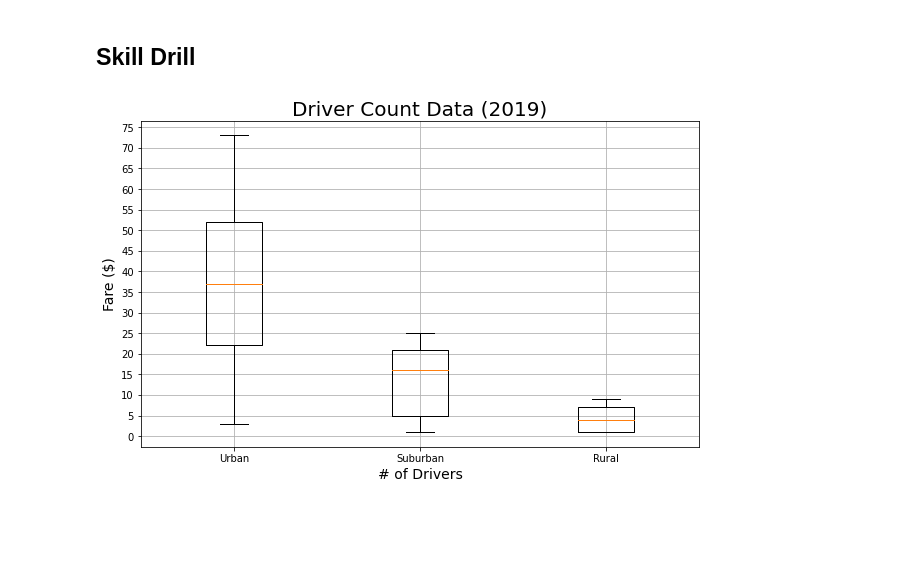
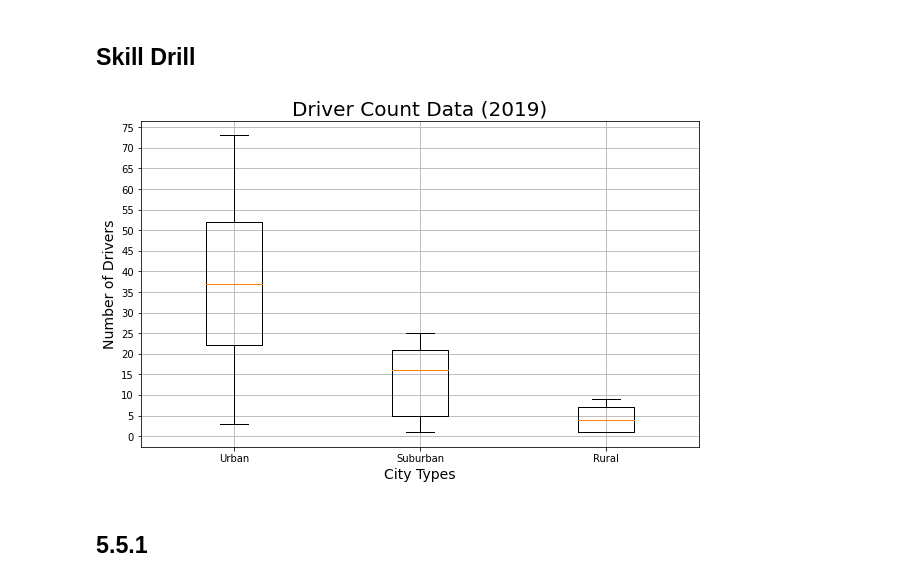
Before and after one commit to aamotz001/PyBer_Analysis, a Jupyter notebook: PyBer_ride_data.ipynb, the cells around one changed output. Drawn from its saved outputs; the diff is of its cells as text; code cells hidden in the pictures; blank space fills up the shorter version.

```diff
--- a/PyBer_ride_data.ipynb
+++ b/PyBer_ride_data.ipynb
@@ -907,16 +907,18 @@ Name: driver_count, dtype: float64
 # %%
 # Add labels
 x_labels = ["Urban", "Suburban","Rural"]
 
 driver_data = [urban_drivers, suburban_drivers, rural_drivers]
 
 # Plot data
 fig, ax = plt.subplots(figsize=(10, 6))
 ax.set_title('Driver Count Data (2019)',fontsize=20)
-ax.set_ylabel('Fare ($)',fontsize=14)
-ax.set_xlabel("# of Drivers",fontsize=14)
+ax.set_ylabel('Number of Drivers',fontsize=14)
+ax.set_xlabel('City Types',fontsize=14)
 ax.boxplot(driver_data, labels=x_labels)
 ax.set_yticks(np.arange(0, 80, step=5.0))
 ax.grid()
 # %% [output]
-[figure, old version]
+[figure, new version]
+# %% [markdown]
+## 5.5.1
```
Also changed, not shown: parts of 7 cells of this notebook.
